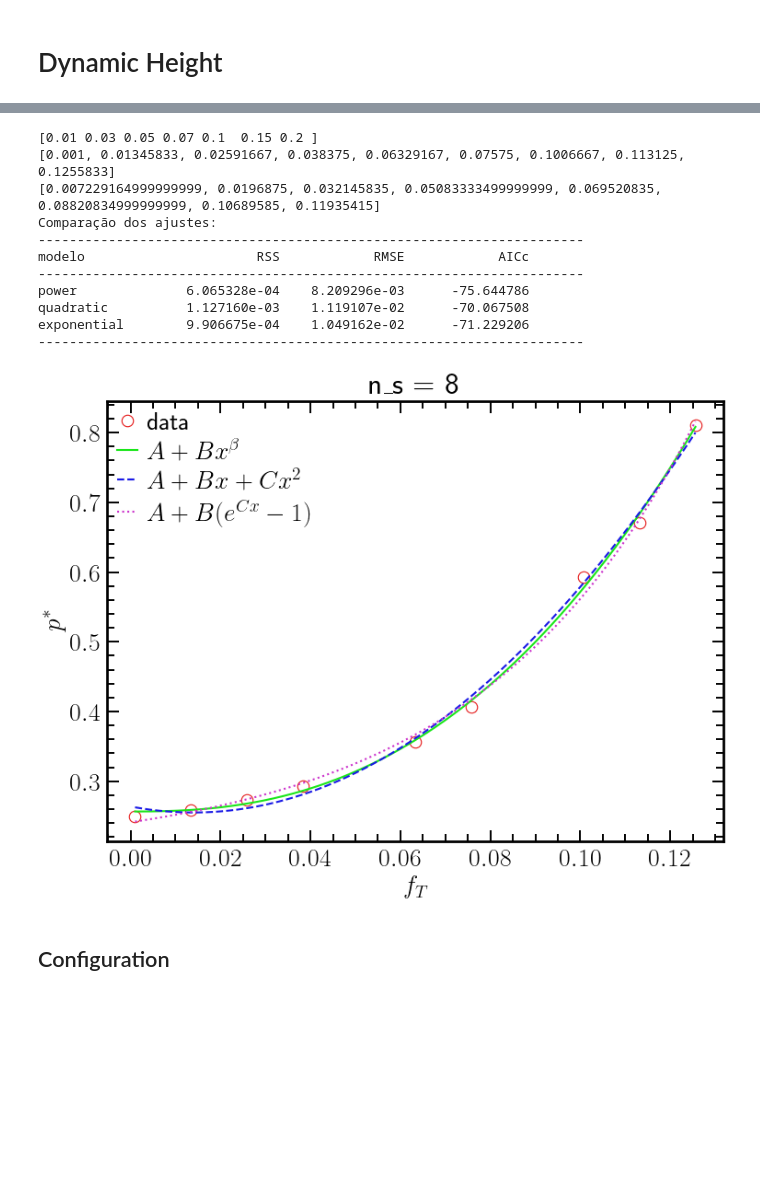
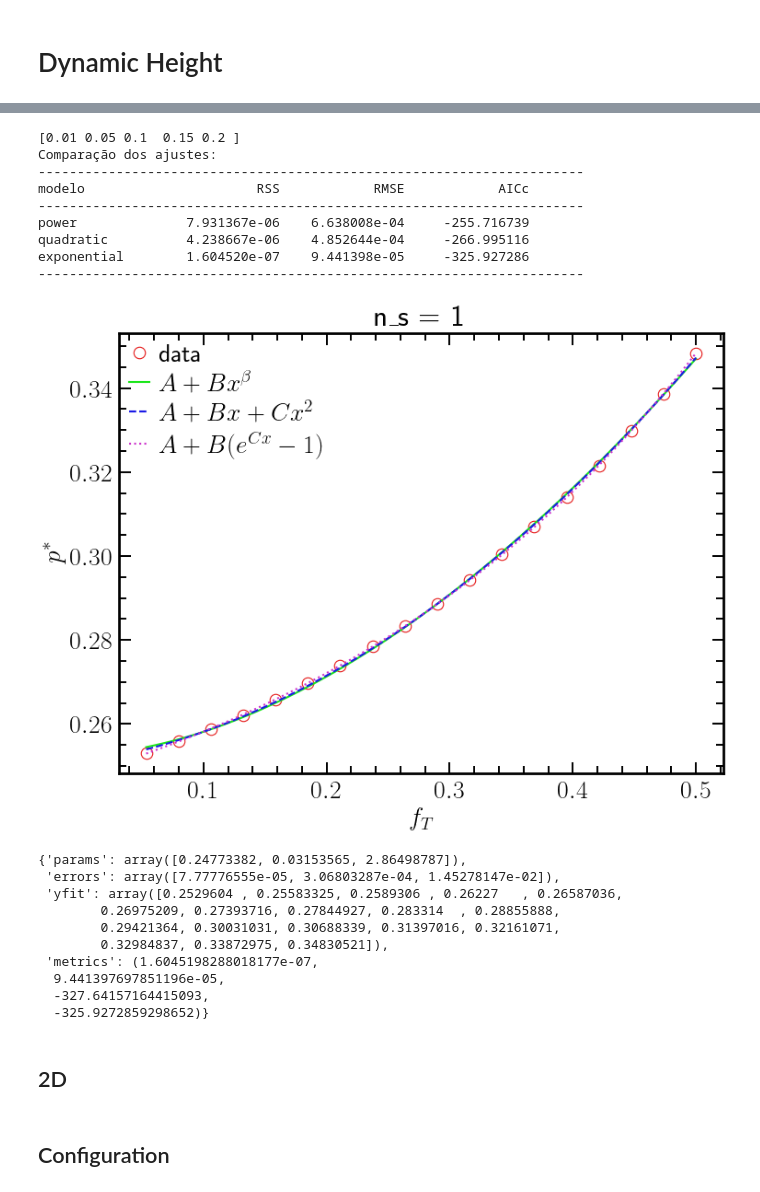
Before and after one commit to JuniorAlencar/self_organization_percolation, a Jupyter notebook: jupyter/study.ipynb, the cells around one changed output, grey strips where cells are left out. Cells and saved outputs as stored; diff of their text form; code cells hidden in the pictures; blank space fills up the shorter version.

```diff
--- a/jupyter/study.ipynb
+++ b/jupyter/study.ipynb
@@ -121,7 +120,7 @@ order = 0
 p0 = 0.6
 P0 = 1.0
 
-c = 0.03
+c = 0.05
 middle_points = []
 markers = ['o', 's', 'D', '*']
 for idx, L in enumerate(L_lst):
@@ -745,7 +432,7 @@ nc = 1
 L_lst = [256, 512, 1024]
 L = 256
 #c = 0.01
-c = 0.01
+c = 0.15
 #f_TMAX = 0.25
 c_lst = df_dynamic['c'].unique()
 print(c_lst)
@@ -756,43 +443,51 @@ df_b = df_dynamic[(df_dynamic['type_perc']=='bond') & (df_dynamic['p0']==p0) & (
         & (df_dynamic['c']==c)].sort_values(by='f_T').reset_index(drop=True)
 
 # df_b = df_dynamic[(df_dynamic['nc']==nc) & (df_dynamic['L']==L) & (df_dynamic['c']==c) & (df_dynamic['type_perc']=='bond') &
 #             (df_dynamic['p0']==p0) & (df_dynamic['P0']==P0) & (df_dynamic['order']==0) & (df_dynamic['rho']==rho)].sort_values('f_T')
 #df_b = df_b[df_b['f_T']<=f_TMAX]
 
 
 df_plot = df_b.sort_values("f_T").copy()
 df_plot = df_plot[(df_plot["p_mean"] >= 0) & (df_plot["p_mean"] <= 1)]
 df_plot = df_plot[df_plot["N_samples_perc"] >= 5]
 df_plot = df_plot[df_plot["p_mean"] < 0.90]  # se quiser remover regime saturado
 
 idx = df_plot.index[df_plot["p_mean"] >= 0.9]
 if len(idx) > 0:
     idx_cut = idx[0]
     df_trunc = df_plot.loc[:idx_cut].copy()
 else:
     df_trunc = df_plot.copy()
 
 x = df_trunc['f_T'] #f_t
 y = df_trunc['p_mean'] #p_t
-middle = [(x[i+1]+x[i])/2 for i in range(len(x)-1)]
-print(list(x))
-print(middle)
 #plt.plot(x, y,'o')
 #plt.show()
 results = compare_fits(x, y, nc)
+results["exponential"]
 # %% [output]
-[0.01 0.03 0.05 0.07 0.1  0.15 0.2 ]
-[0.001, 0.01345833, 0.02591667, 0.038375, 0.06329167, 0.07575, 0.1006667, 0.113125, 0.1255833]
-[0.007229164999999999, 0.0196875, 0.032145835, 0.05083333499999999, 0.069520835, 0.08820834999999999, 0.10689585, 0.11935415]
+[0.01 0.05 0.1  0.15 0.2 ]
 Comparação dos ajustes:
 ----------------------------------------------------------------------
 modelo                      RSS            RMSE            AICc
 ----------------------------------------------------------------------
-power              6.065328e-04    8.209296e-03      -75.644786
-quadratic          1.127160e-03    1.119107e-02      -70.067508
-exponential        9.906675e-04    1.049162e-02      -71.229206
+power              7.931367e-06    6.638008e-04     -255.716739
+quadratic          4.238667e-06    4.852644e-04     -266.995116
+exponential        1.604520e-07    9.441398e-05     -325.927286
 ----------------------------------------------------------------------
-[figure, old version]
+[figure, new version]
+{'params': array([0.24773382, 0.03153565, 2.86498787]),
+ 'errors': array([7.77776555e-05, 3.06803287e-04, 1.45278147e-02]),
+ 'yfit': array([0.2529604 , 0.25583325, 0.2589306 , 0.26227   , 0.26587036,
+        0.26975209, 0.27393716, 0.27844927, 0.283314  , 0.28855888,
+        0.29421364, 0.30031031, 0.30688339, 0.31397016, 0.32161071,
+        0.32984837, 0.33872975, 0.34830521]),
+ 'metrics': (1.6045198288018177e-07,
+  9.441397697851196e-05,
+  -327.64157164415093,
+  -325.9272859298652)}
+# %% [markdown]
+## 2D
 # %% [markdown]
 ## Configuration
 # %%
```
Also changed, not shown: parts of 10 cells of this notebook, 10 other files.
